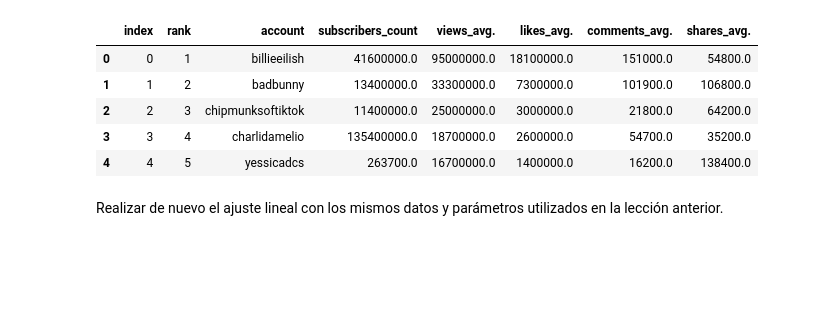
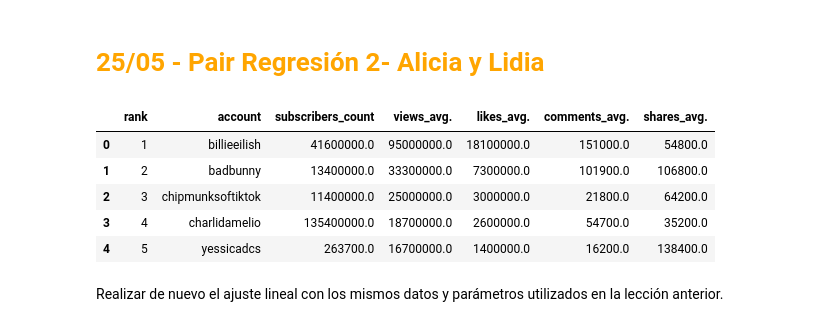
Before and after one commit to Adalab/Adalab-DA-promo-A-module-3-pairprog-3-pair-4-Alicia-Lidia, a Jupyter notebook: Regresión/Regresión 2/Pair_regresión _2.ipynb, the cells around one changed output. Drawn from its saved outputs; the diff is of its cells as text; code cells hidden in the pictures; blank space fills up the shorter version.

```diff
--- a/Regresión/Regresión 2/Pair_regresión _2.ipynb
+++ b/Regresión/Regresión 2/Pair_regresión _2.ipynb
@@ -1,3 +1,5 @@
+# %% [markdown]
+# <span style="color:orange">25/05 - Pair Regresión 2- Alicia y Lidia</span>
 # %%
 import numpy as np
 import pandas as pd
@@ -10,15 +12,15 @@ from sklearn.model_selection import train_test_split
 from sklearn.linear_model import LinearRegression
 from sklearn.metrics import r2_score, mean_squared_error, mean_absolute_error
 # %%
-df = pd.read_csv('tiktok_top_1000.csv', index_col=0)
+df = pd.read_csv('tiktok_top_1000_2".csv', index_col=0)
 df.head()
 # %% [output]
-|  | index | rank | account | subscribers_count | views_avg. | likes_avg. | comments_avg. | shares_avg. |
-| 0 | 0 | 1 | billieeilish | 41600000.0 | 95000000.0 | 18100000.0 | 151000.0 | 54800.0 |
-| 1 | 1 | 2 | badbunny | 13400000.0 | 33300000.0 | 7300000.0 | 101900.0 | 106800.0 |
-| 2 | 2 | 3 | chipmunksoftiktok | 11400000.0 | 25000000.0 | 3000000.0 | 21800.0 | 64200.0 |
-| 3 | 3 | 4 | charlidamelio | 135400000.0 | 18700000.0 | 2600000.0 | 54700.0 | 35200.0 |
-| 4 | 4 | 5 | yessicadcs | 263700.0 | 16700000.0 | 1400000.0 | 16200.0 | 138400.0 |
+|  | rank | account | subscribers_count | views_avg. | likes_avg. | comments_avg. | shares_avg. |
+| 0 | 1 | billieeilish | 41600000.0 | 95000000.0 | 18100000.0 | 151000.0 | 54800.0 |
+| 1 | 2 | badbunny | 13400000.0 | 33300000.0 | 7300000.0 | 101900.0 | 106800.0 |
+| 2 | 3 | chipmunksoftiktok | 11400000.0 | 25000000.0 | 3000000.0 | 21800.0 | 64200.0 |
+| 3 | 4 | charlidamelio | 135400000.0 | 18700000.0 | 2600000.0 | 54700.0 | 35200.0 |
+| 4 | 5 | yessicadcs | 263700.0 | 16700000.0 | 1400000.0 | 16200.0 | 138400.0 |
 # %% [markdown]
 Realizar de nuevo el ajuste lineal con los mismos datos y parámetros utilizados en la lección anterior.
 # %% [markdown]
```
Also changed, not shown: parts of 1 cell of this notebook, 16 other files.
